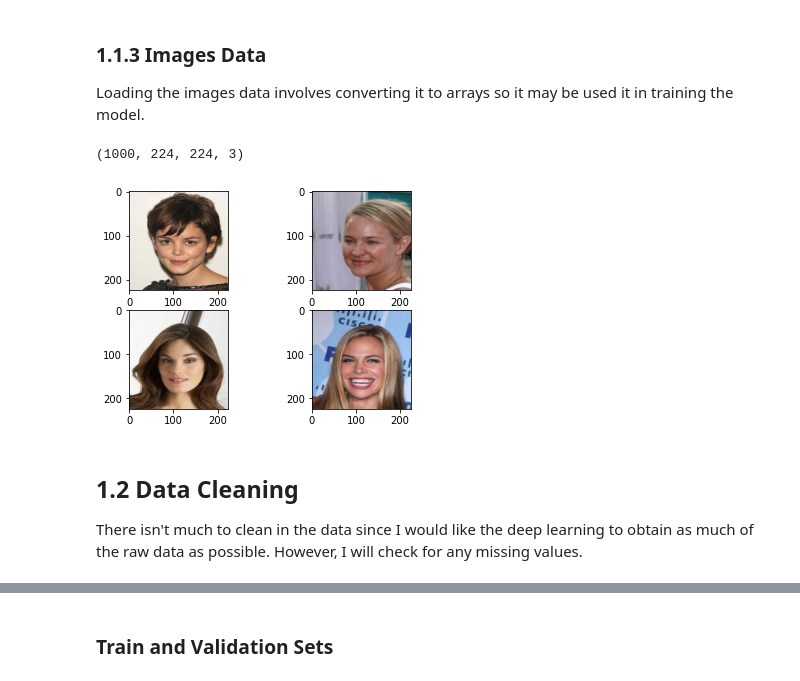
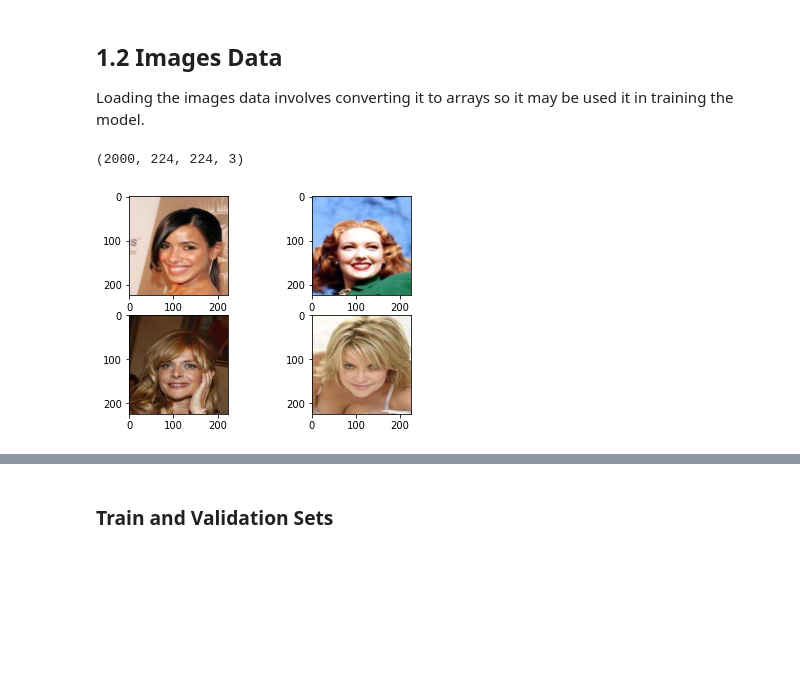
Before and after one commit to scho-git/springboard, a Jupyter notebook: face_detection_project/transfer-learning-densenet169.ipynb, the cells around one changed output, grey strips where cells are left out. Saved outputs shown, nothing was run; the diff lists cells and outputs as text; code cells hidden in the pictures; blank space fills up the shorter version.

```diff
--- a/face_detection_project/transfer-learning-densenet169.ipynb
+++ b/face_detection_project/transfer-learning-densenet169.ipynb
@@ -39,8 +61,8 @@ But we are currently going to use only the first 35,000 images  as a start then
 keypts_data_path = "../input/celeba-dataset/list_landmarks_align_celeba.csv"
 images_data_path = "../input/celeba-dataset/img_align_celeba/img_align_celeba"
 
-#Select only 1k images first
-img_data_size = 1000
+#Select only 2k images first
+img_data_size = 2000
 
 #Original image dimensions
 x_og = 178
@@ -164,5 +129,5 @@ memory usage: 320.4+ KB
 # %% [markdown]
-### 1.1.3 Images Data
+## 1.2 Images Data <a name='1.2'></a>
 Loading the images data involves converting it to arrays so it may be used it in training the model.
 # %%
 images = []
@@ -183,19 +148,16 @@ images = np.array(images)
 
 images.shape
 # %% [output]
-(1000, 224, 224, 3)
+(2000, 224, 224, 3)
 # %%
 #Plotting sample images
-idx1, idx2, idx3, idx4 = np.random.randint(0, 1000, size=4)
+idx1, idx2, idx3, idx4 = np.random.randint(0, img_data_size, size=4)
 
 fig, axs = plt.subplots(2, 2)
 axs[0,0].imshow(images[idx1])
 axs[1,0].imshow(images[idx2])
 axs[1,1].imshow(images[idx3])
 axs[0,1].imshow(images[idx4])
 plt.show()
 # %% [output]
-[figure, old version]
+[figure, new version]
-# %% [markdown]
-## 1.2 Data Cleaning <a name='1.2'></a>
-There isn't much to clean in the data since I would like the deep learning to obtain as much of the raw data as possible. However, I will check for any missing values.
```
Also changed, not shown: parts of 87 cells of this notebook, 4 other files.
